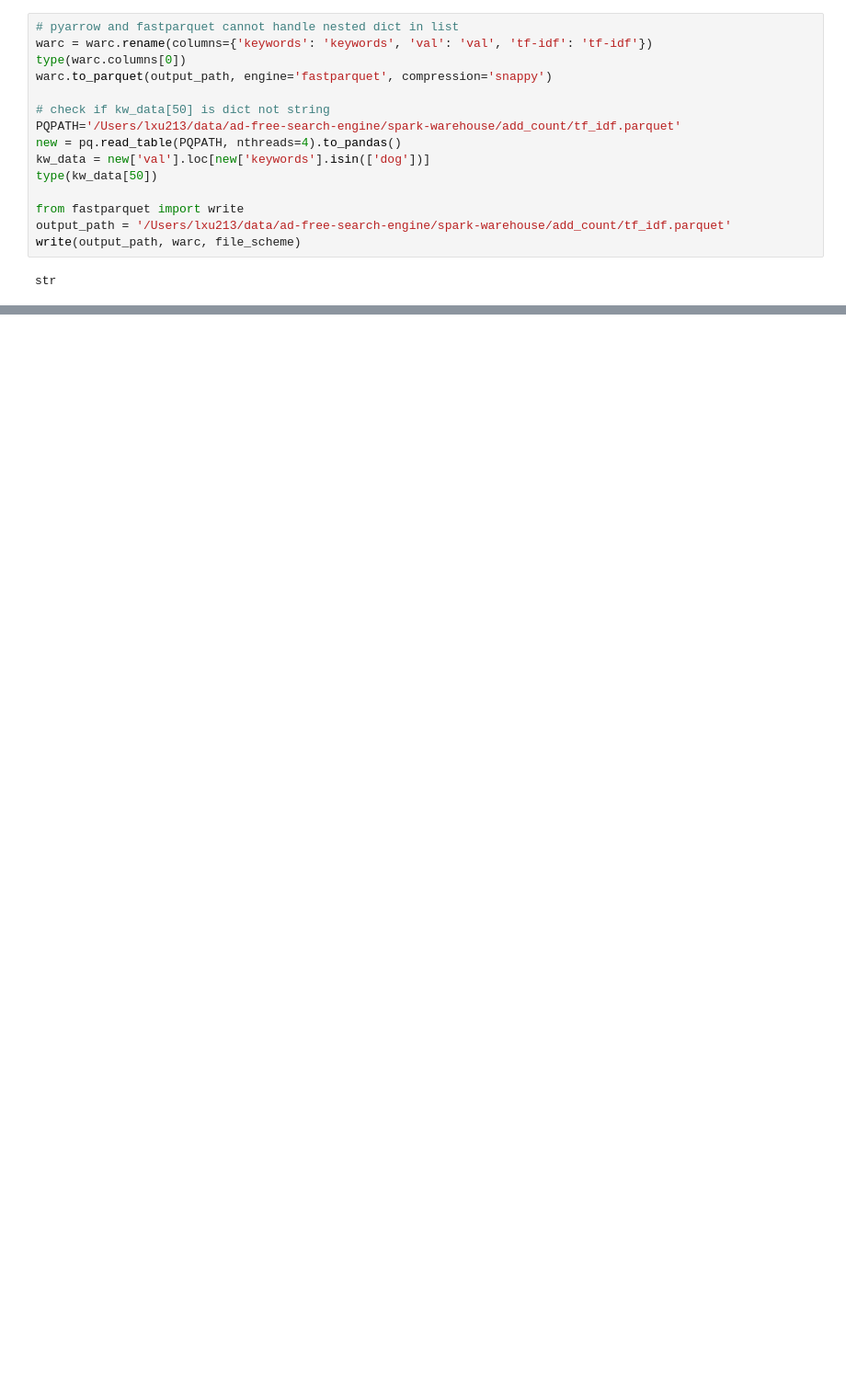
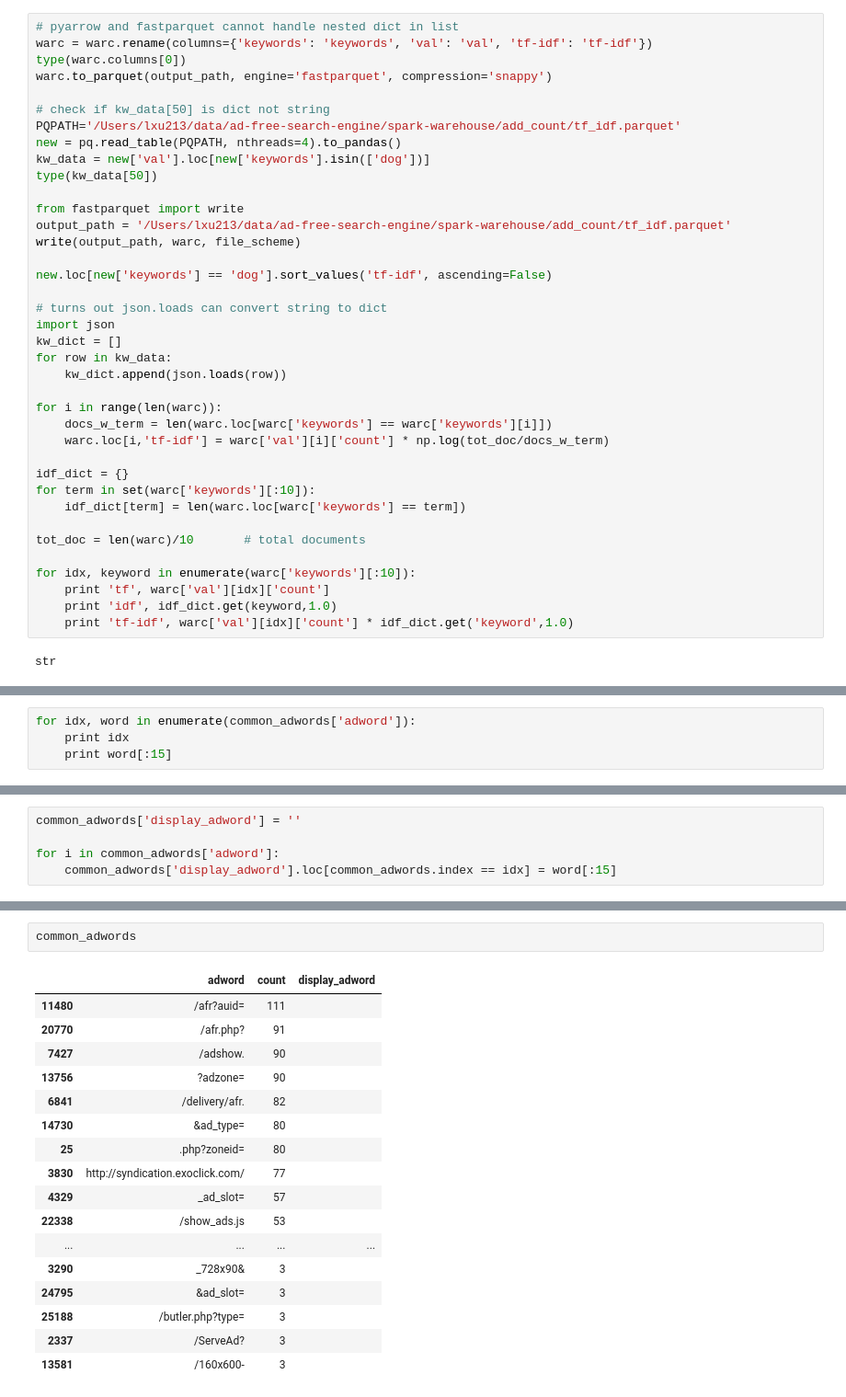
Before and after one commit to lxu213/ad-free-search-engine, a Jupyter notebook: cc_notes.ipynb, the cells around one changed output, grey strips where cells are left out. Shown: that part at 92% size. Cells and saved outputs as stored; diff of their text form; blank space fills up the shorter version.

```diff
--- a/cc_notes.ipynb
+++ b/cc_notes.ipynb
@@ -97,5 +100,28 @@ type(kw_data[50])
 from fastparquet import write
 output_path = '/Users/lxu213/data/ad-free-search-engine/spark-warehouse/add_count/tf_idf.parquet'
 write(output_path, warc, file_scheme)
+
+new.loc[new['keywords'] == 'dog'].sort_values('tf-idf', ascending=False)
+
+# turns out json.loads can convert string to dict
+import json
+kw_dict = []
+for row in kw_data:
+    kw_dict.append(json.loads(row))
+
+for i in range(len(warc)):
+    docs_w_term = len(warc.loc[warc['keywords'] == warc['keywords'][i]])
+    warc.loc[i,'tf-idf'] = warc['val'][i]['count'] * np.log(tot_doc/docs_w_term)
+
+idf_dict = {}
+for term in set(warc['keywords'][:10]):
+    idf_dict[term] = len(warc.loc[warc['keywords'] == term])
+
+tot_doc = len(warc)/10       # total documents
+
+for idx, keyword in enumerate(warc['keywords'][:10]):
+    print 'tf', warc['val'][idx]['count']
+    print 'idf', idf_dict.get(keyword,1.0)
+    print 'tf-idf', warc['val'][idx]['count'] * idf_dict.get('keyword',1.0)
 # %% [output]
 str
@@ -144,0 +140,4 @@ Name: keywords, Length: 4489, dtype: bool
+# %%
+for idx, word in enumerate(common_adwords['adword']):
+    print idx
+    print word[:15]
@@ -144,0 +148,5 @@ Name: keywords, Length: 4489, dtype: bool
+# %%
+common_adwords['display_adword'] = ''
+
+for i in common_adwords['adword']:
+    common_adwords['display_adword'].loc[common_adwords.index == idx] = word[:15]
@@ -144,0 +158,20 @@ Name: keywords, Length: 4489, dtype: bool
+# %%
+common_adwords
+# %% [output]
+|  | adword | count | display_adword |
+| 11480 | /afr?auid= | 111 |  |
+| 20770 | /afr.php? | 91 |  |
+| 7427 | /adshow. | 90 |  |
+| 13756 | ?adzone= | 90 |  |
+| 6841 | /delivery/afr. | 82 |  |
+| 14730 | &ad_type= | 80 |  |
+| 25 | .php?zoneid= | 80 |  |
+| 3830 | http://syndication.exoclick.com/ | 77 |  |
+| 4329 | _ad_slot= | 57 |  |
+| 22338 | /show_ads.js | 53 |  |
+| ... | ... | ... | ... |
+| 3290 | _728x90& | 3 |  |
+| 24795 | &ad_slot= | 3 |  |
+| 25188 | /butler.php?type= | 3 |  |
+| 2337 | /ServeAd? | 3 |  |
+| 13581 | /160x600- | 3 |  |
```
Also changed, not shown: parts of 11 cells of this notebook, 10 other files.
